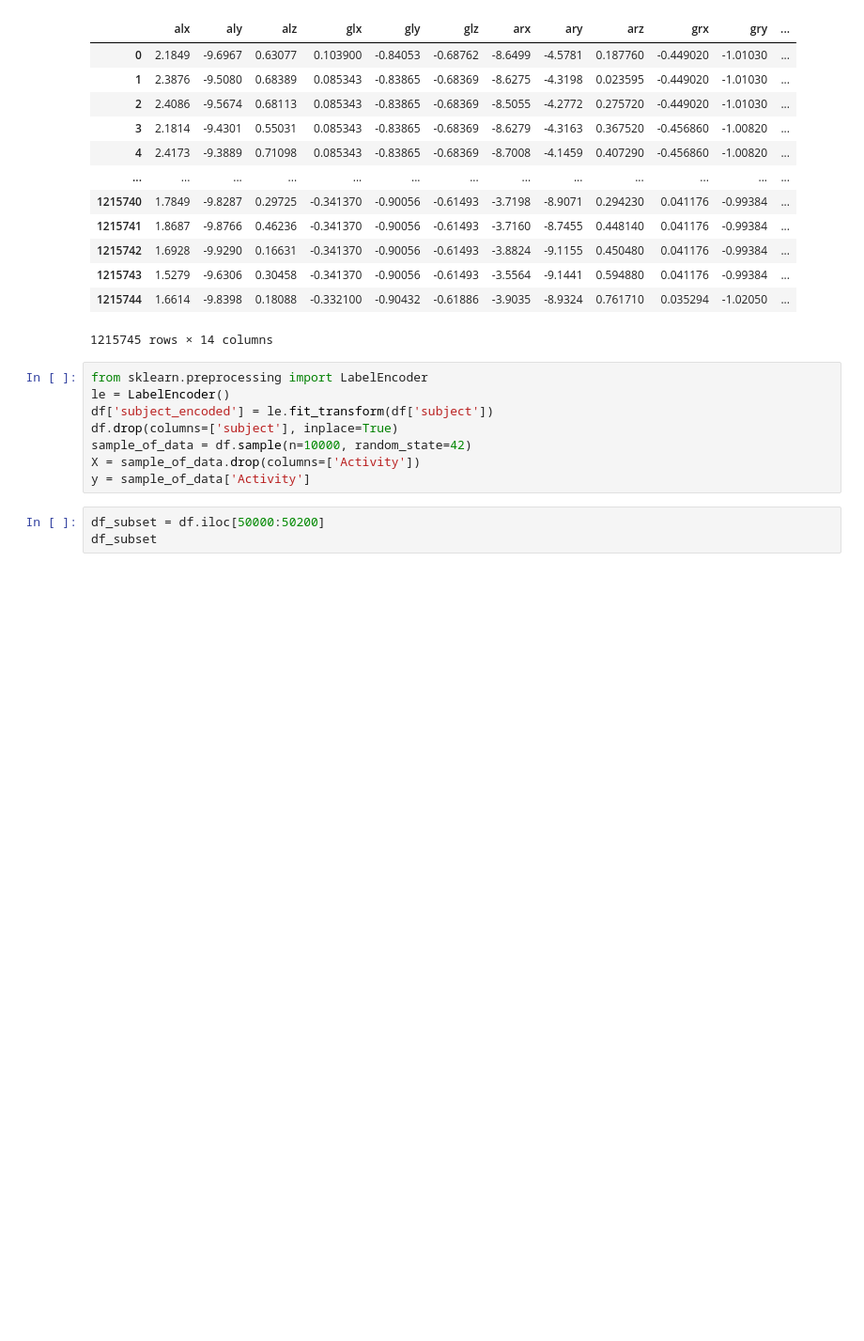
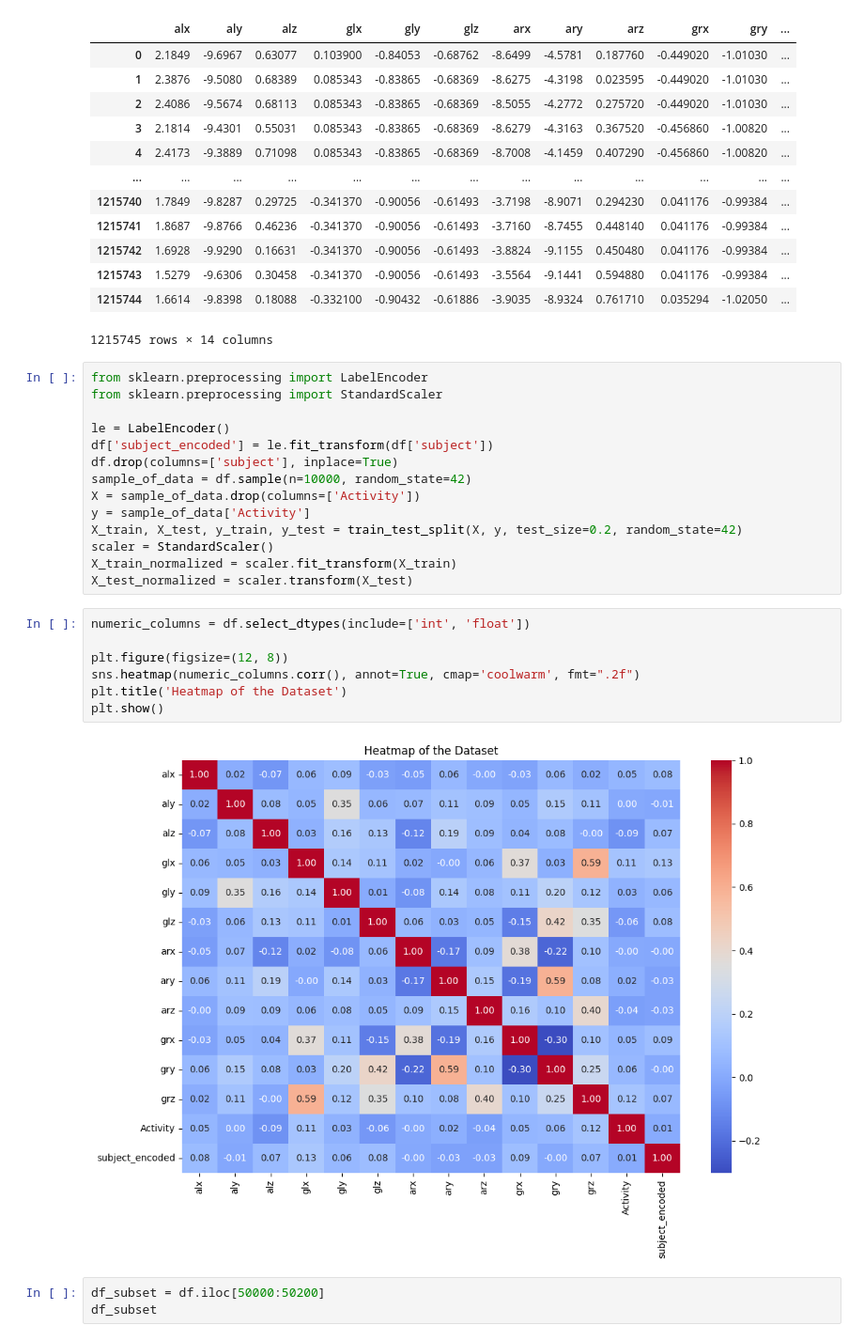
Before and after one commit to seifahmed2004/ML-Project, a Jupyter notebook: ML_project.ipynb, the cells around one changed output. Shown at 94% size. Drawn from its saved outputs; the diff is of its cells as text; blank space fills up the shorter version.

```diff
--- a/ML_project.ipynb
+++ b/ML_project.ipynb
@@ -38,12 +38,27 @@ df
 1215745 rows × 14 columns
 # %%
 from sklearn.preprocessing import LabelEncoder
+from sklearn.preprocessing import StandardScaler
+
 le = LabelEncoder()
 df['subject_encoded'] = le.fit_transform(df['subject'])
 df.drop(columns=['subject'], inplace=True)
 sample_of_data = df.sample(n=10000, random_state=42)
 X = sample_of_data.drop(columns=['Activity'])
 y = sample_of_data['Activity']
+X_train, X_test, y_train, y_test = train_test_split(X, y, test_size=0.2, random_state=42)
+scaler = StandardScaler()
+X_train_normalized = scaler.fit_transform(X_train)
+X_test_normalized = scaler.transform(X_test)
+# %%
+numeric_columns = df.select_dtypes(include=['int', 'float'])
+
+plt.figure(figsize=(12, 8))
+sns.heatmap(numeric_columns.corr(), annot=True, cmap='coolwarm', fmt=".2f")
+plt.title('Heatmap of the Dataset')
+plt.show()
+# %% [output]
+[figure, added]
 # %%
 df_subset = df.iloc[50000:50200]
 df_subset
```
Also changed, not shown: parts of 35 cells of this notebook.
